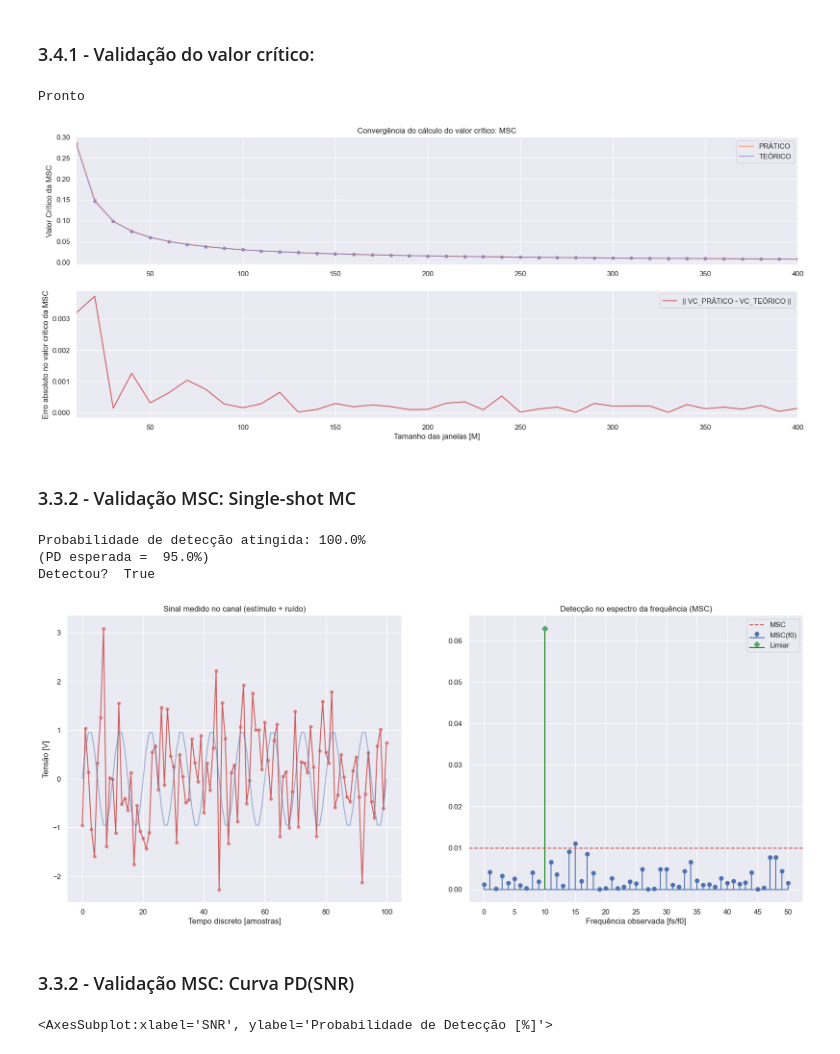
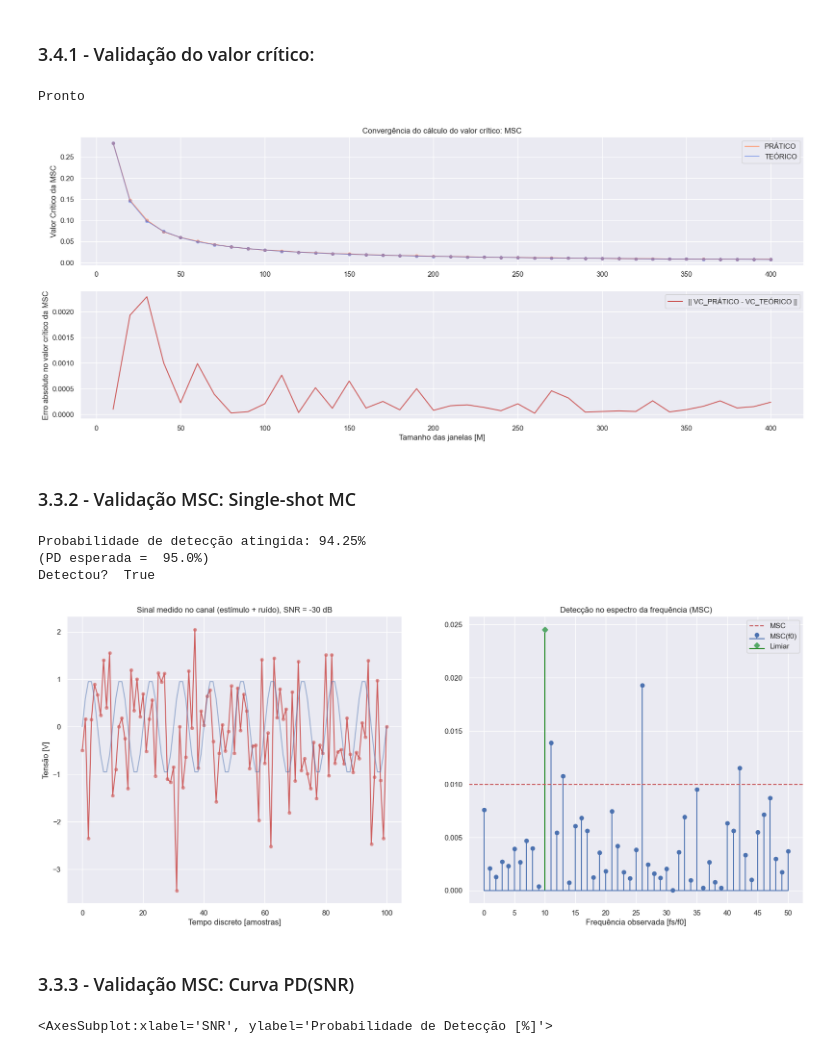
Before and after one commit to Alexandre-Caldeira/detection-theory-101, a Jupyter notebook: notebooks/comCalma.ipynb, the cells around one changed output. Saved outputs shown, nothing was run; the diff lists cells and outputs as text; code cells hidden in the pictures.

```diff
--- a/notebooks/comCalma.ipynb
+++ b/notebooks/comCalma.ipynb
@@ -743,25 +776,33 @@ x = senoide(amplitude=1, N=N, f0 = f0, fs=fs)
 
 amplitudeRuido = 0
 energia_ruido = 1
-SNRi = -25
+SNRi = -30
 A = 10**(SNRi/20)*(energia_ruido**2);
 limiar = vc_CSM(M=M) # alpha = 5%
 nd  = 0
 
+for i in tqdm(range(0,nSim), desc = 'Simulando'):
+    # Soma ruido aleatório novo à senóide inicial, em cada simulação:
+    A = 10**(SNRi/20)*(energia_ruido**2);
+    ruido =  amplitudeRuido+ energia_ruido*rd.randn(N,)
+    sinal = A*x  + ruido
 
-# Soma ruido aleatório novo à senóide inicial, em cada simulação:
-ruido =  energia_ruido*rd.randn(N,) + amplitudeRuido
-sinal = A*x + ruido
+    # Calcula SFT na f0:
+    [_, ORD]= ord_MSC(sinal = sinal, tamanhoJanela=tj, M= M)
 
-# Calcula CSM:
-[_, ORD]= ord_CSM(sinal=sinal, tamanhoJanela=tj, M=M)
-bin_f0 = round(len(ORD)*f0/fs)
+    # Detecção?
+    bin_f0 = round(len(ORD)*f0/fs)
+    if  ORD[bin_f0] > limiar: nd +=1
+
+
+print('Probabilidade de detecção atingida:', (nd/nSim)*100,'\b%')
+print('(PD esperada = ',100*(1-alpha),'\b%)')
 
 fig2 = plt.subplot(121);
 sns.scatterplot(data = sinal[0:101], color='indianred', alpha = 0.65);
 sns.lineplot(data = sinal[0:101], color='indianred');
 sns.lineplot(data = x[0:101], color='b', alpha = 0.5);
-titulo = 'Sinal medido no canal (estímulo + ruído)'
+titulo = 'Sinal medido no canal (estímulo + ruído), SNR = '+str(SNRi)+' dB'
 plt.title(titulo);
 plt.xlabel('Tempo discreto [amostras]');
 plt.ylabel('Tensão [V]');
@@ -973,17 +980,17 @@ plt.ylabel('Valor Crítico da MSC');
 sns.scatterplot(x = Ms,y= vcp, color = 'lightsalmon');
 sns.scatterplot(x = Ms,y = vct, color = 'royalblue',alpha = 0.5);
 plt.legend(['PRÁTICO','TEÓRICO']);
-plt.xlim([10, 400]);
+# plt.xlim([10, 400]);
 
 plt.subplot(212)
 p2 = sns.lineplot(x = Ms,y= abs(vcp-vct), color = 'indianred')
 plt.ylabel('Erro absoluto no valor crítico da MSC');
 plt.legend(['|| VC_PRÁTICO - VC_TEÓRICO ||']);
 plt.xlabel('Tamanho das janelas [M]');
-plt.xlim([10, 400]);
+# plt.xlim([10, 400]);
 # %% [output]
 Pronto
-[figure, old version]
+[figure, new version]
 # %% [markdown]
 ### 3.3.2 - Validação MSC: Single-shot MC
 # %%
@@ -999,7 +1006,7 @@ x = senoide(amplitude=1, N=N, f0 = f0, fs=fs)
 
 amplitudeRuido = 0
 energia_ruido = 1
-SNRi = -25
+SNRi = -30
 A = 10**(SNRi/20)*(energia_ruido**2);
 limiar = vc_MSC(M=M) # alpha = 5%
 nd  = 0
@@ -1016,39 +1023,37 @@ for i in tqdm(range(0,nSim), desc = 'Simulando'):
     # Detecção?
     bin_f0 = round(len(ORD)*f0/fs)
     if  ORD[bin_f0] > limiar: nd +=1
 
-
-
 print('Probabilidade de detecção atingida:', (nd/nSim)*100,'\b%')
 print('(PD esperada = ',100*(1-alpha),'\b%)')
-
 
 fig3 = plt.subplot(121);
 sns.scatterplot(data = sinal[0:101], color='indianred', alpha = 0.65);
 sns.lineplot(data = sinal[0:101], color='indianred');
 sns.lineplot(data = x[0:101], color='b', alpha = 0.5);
-plt.title('Sinal medido no canal (estímulo + ruído)');
+titulo = 'Sinal medido no canal (estímulo + ruído), SNR = '+str(SNRi)+' dB'
+plt.title(titulo);
 plt.xlabel('Tempo discreto [amostras]');
 plt.ylabel('Tensão [V]');
 
 plt.subplot(122);
 # print(fs/f0) # ORD está na frequencia observada (fl = fs/f0)
 plt.stem(ORD[0:round(len(ORD)/2 +1)], linefmt= 'b', basefmt= 'b');
 plt.stem(bin_f0, ORD[bin_f0], markerfmt='gD' ,linefmt= 'green',basefmt= 'green')
 plt.axhline(y=limiar, color='r', linestyle = '--');
 plt.title('Detecção no espectro da frequência (MSC)');
 plt.xlabel('Frequência observada [fs/f0]');
 plt.xticks(np.arange(0,round(len(ORD)/2 +len(ORD)/20), len(ORD)/20))
 plt.legend(['MSC','MSC(f0)','Limiar'])
 # plt.legend('CSM','Limiar');
 
 print('Detectou? ', ORD[bin_f0] > limiar)
 # Altere a amplitude do ruido para observar o efeito :)
 # %% [output]
-Probabilidade de detecção atingida: 100.0%
+Probabilidade de detecção atingida: 94.25%
 (PD esperada =  95.0%)
 Detectou?  True
-[figure, old version]
+[figure, new version]
 # %% [markdown]
-### 3.3.2 - Validação MSC: Curva PD(SNR)
+### 3.3.3 - Validação MSC: Curva PD(SNR)
 # %%
```
Also changed, not shown: parts of 15 cells of this notebook.
